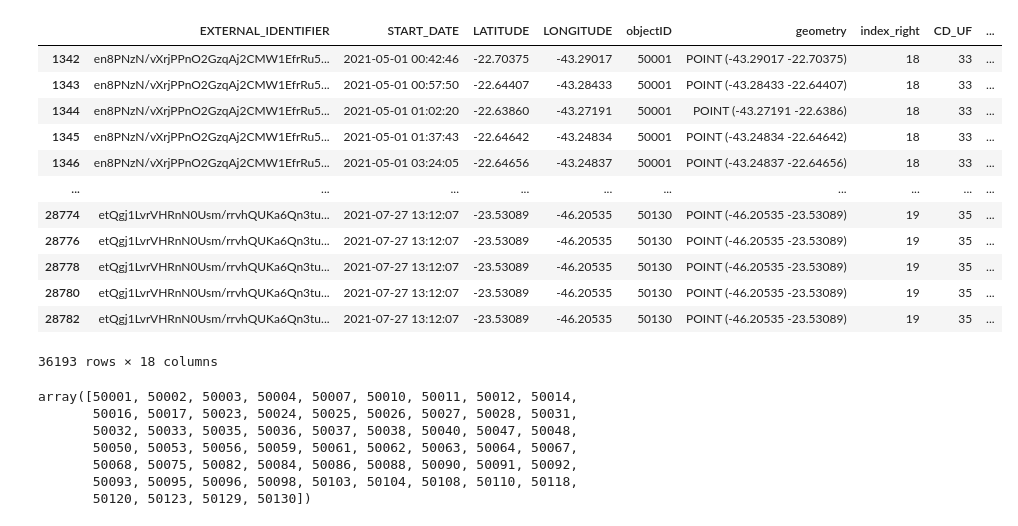
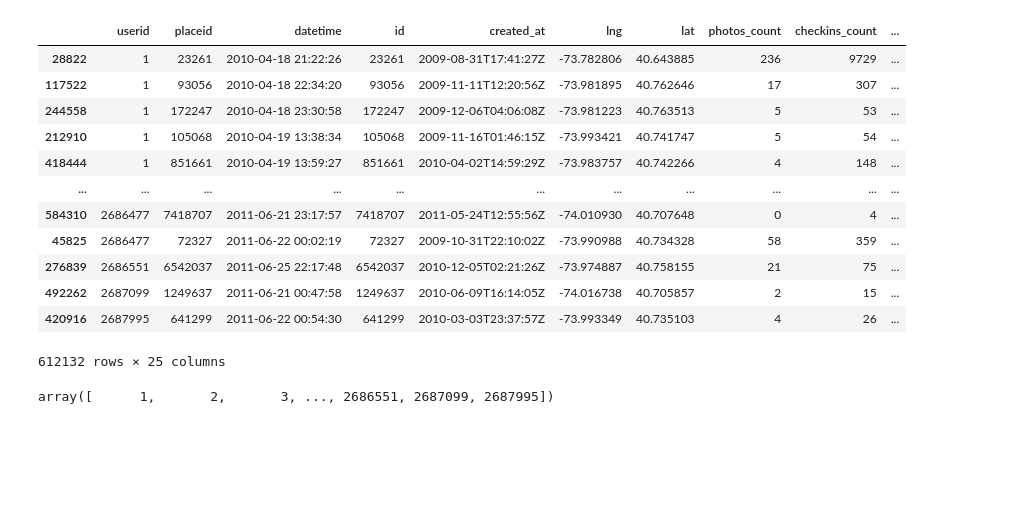
Before and after one commit to gegen07/LP-BERT, a Jupyter notebook: notebooks/preprocess.ipynb, the cells around one changed output. Saved outputs shown, nothing was run; the diff lists cells and outputs as text; code cells hidden in the pictures; blank space fills up the shorter version.

```diff
--- a/notebooks/preprocess.ipynb
+++ b/notebooks/preprocess.ipynb
@@ -5,7 +5,8 @@ import geopandas
 import shapely
 from matplotlib import pyplot as plt
 # %%
-df = pd.read_csv("/media/gegen07/Expansion/data/mestrado/next-cell-prediction/pontos_usuarios_sudeste_9000.csv")
+# df = pd.read_csv("/media/gegen07/Expansion/data/mestrado/next-cell-prediction/pontos_usuarios_sudeste_9000.csv")
+df = pd.read_csv("/media/gegen07/Expansion/data/mestrado/gowalla/checkins_separated_categories/checkins_New York.csv")
 # %%
 df
 # %% [output]
@@ -25,5 +26,5 @@ df
 # %%
-df["datetime"] = pd.to_datetime(df["START_DATE"], format="%Y-%m-%d %H:%M:%S")
+df["datetime"] = pd.to_datetime(df["datetime"], format="%Y-%m-%dT%H:%M:%SZ")
 # %%
 df["hour"] = df["datetime"].dt.hour
 df["minute"] = df["datetime"].dt.minute
@@ -32,22 +33,22 @@ df["timeslot"] = df.apply(lambda x: max(x["hour"]*2-1, 0) if x["minute"] < 30 el
 df["day"] = df["datetime"].dt.day_of_year
 df["year"] = df["datetime"].dt.year
 # %%
-df = df[df["year"] == 2021]
+# df = df[df["year"] == 2021]
 # %%
-df = df.sort_values(by=["objectID", "datetime"], ascending=True)
+df = df.sort_values(by=["userid", "datetime"], ascending=True)
 df
 # %% [output]
-|  | EXTERNAL_IDENTIFIER | START_DATE | LATITUDE | LONGITUDE | objectID | geometry | index_right | CD_UF | ... |
-| 1342 | en8PNzN/vXrjPPnO2GzqAj2CMW1EfrRu5... | 2021-05-01 00:42:46 | -22.70375 | -43.29017 | 50001 | POINT (-43.29017 -22.70375) | 18 | 33 | ... |
-| 1343 | en8PNzN/vXrjPPnO2GzqAj2CMW1EfrRu5... | 2021-05-01 00:57:50 | -22.64407 | -43.28433 | 50001 | POINT (-43.28433 -22.64407) | 18 | 33 | ... |
-| 1344 | en8PNzN/vXrjPPnO2GzqAj2CMW1EfrRu5... | 2021-05-01 01:02:20 | -22.63860 | -43.27191 | 50001 | POINT (-43.27191 -22.6386) | 18 | 33 | ... |
-| 1345 | en8PNzN/vXrjPPnO2GzqAj2CMW1EfrRu5... | 2021-05-01 01:37:43 | -22.64642 | -43.24834 | 50001 | POINT (-43.24834 -22.64642) | 18 | 33 | ... |
-| 1346 | en8PNzN/vXrjPPnO2GzqAj2CMW1EfrRu5... | 2021-05-01 03:24:05 | -22.64656 | -43.24837 | 50001 | POINT (-43.24837 -22.64656) | 18 | 33 | ... |
-| ... | ... | ... | ... | ... | ... | ... | ... | ... | ... |
-| 28774 | etQgj1LvrVHRnN0Usm/rrvhQUKa6Qn3tu... | 2021-07-27 13:12:07 | -23.53089 | -46.20535 | 50130 | POINT (-46.20535 -23.53089) | 19 | 35 | ... |
-| 28776 | etQgj1LvrVHRnN0Usm/rrvhQUKa6Qn3tu... | 2021-07-27 13:12:07 | -23.53089 | -46.20535 | 50130 | POINT (-46.20535 -23.53089) | 19 | 35 | ... |
-| 28778 | etQgj1LvrVHRnN0Usm/rrvhQUKa6Qn3tu... | 2021-07-27 13:12:07 | -23.53089 | -46.20535 | 50130 | POINT (-46.20535 -23.53089) | 19 | 35 | ... |
-| 28780 | etQgj1LvrVHRnN0Usm/rrvhQUKa6Qn3tu... | 2021-07-27 13:12:07 | -23.53089 | -46.20535 | 50130 | POINT (-46.20535 -23.53089) | 19 | 35 | ... |
-| 28782 | etQgj1LvrVHRnN0Usm/rrvhQUKa6Qn3tu... | 2021-07-27 13:12:07 | -23.53089 | -46.20535 | 50130 | POINT (-46.20535 -23.53089) | 19 | 35 | ... |
+|  | userid | placeid | datetime | id | created_at | lng | lat | photos_count | checkins_count | ... |
+| 28822 | 1 | 23261 | 2010-04-18 21:22:26 | 23261 | 2009-08-31T17:41:27Z | -73.782806 | 40.643885 | 236 | 9729 | ... |
+| 117522 | 1 | 93056 | 2010-04-18 22:34:20 | 93056 | 2009-11-11T12:20:56Z | -73.981895 | 40.762646 | 17 | 307 | ... |
+| 244558 | 1 | 172247 | 2010-04-18 23:30:58 | 172247 | 2009-12-06T04:06:08Z | -73.981223 | 40.763513 | 5 | 53 | ... |
+| 212910 | 1 | 105068 | 2010-04-19 13:38:34 | 105068 | 2009-11-16T01:46:15Z | -73.993421 | 40.741747 | 5 | 54 | ... |
+| 418444 | 1 | 851661 | 2010-04-19 13:59:27 | 851661 | 2010-04-02T14:59:29Z | -73.983757 | 40.742266 | 4 | 148 | ... |
+| ... | ... | ... | ... | ... | ... | ... | ... | ... | ... | ... |
+| 584310 | 2686477 | 7418707 | 2011-06-21 23:17:57 | 7418707 | 2011-05-24T12:55:56Z | -74.010930 | 40.707648 | 0 | 4 | ... |
+| 45825 | 2686477 | 72327 | 2011-06-22 00:02:19 | 72327 | 2009-10-31T22:10:02Z | -73.990988 | 40.734328 | 58 | 359 | ... |
+| 276839 | 2686551 | 6542037 | 2011-06-25 22:17:48 | 6542037 | 2010-12-05T02:21:26Z | -73.974887 | 40.758155 | 21 | 75 | ... |
+| 492262 | 2687099 | 1249637 | 2011-06-21 00:47:58 | 1249637 | 2010-06-09T16:14:05Z | -74.016738 | 40.705857 | 2 | 15 | ... |
+| 420916 | 2687995 | 641299 | 2011-06-22 00:54:30 | 641299 | 2010-03-03T23:37:57Z | -73.993349 | 40.735103 | 4 | 26 | ... |
-36193 rows × 18 columns
+612132 rows × 25 columns
 # %%
@@ -57,10 +58,4 @@ df["rank"] = df.groupby("objectID")["day"].rank(method="dense", ascending=True)
 # %%
-df["objectID"].unique()
+df["userid"].unique()
 # %% [output]
-array([50001, 50002, 50003, 50004, 50007, 50010, 50011, 50012, 50014,
-       50016, 50017, 50023, 50024, 50025, 50026, 50027, 50028, 50031,
-       50032, 50033, 50035, 50036, 50037, 50038, 50040, 50047, 50048,
-       50050, 50053, 50056, 50059, 50061, 50062, 50063, 50064, 50067,
-       50068, 50075, 50082, 50084, 50086, 50088, 50090, 50091, 50092,
-       50093, 50095, 50096, 50098, 50103, 50104, 50108, 50110, 50118,
-       50120, 50123, 50129, 50130])
+array([      1,       2,       3, ..., 2686551, 2687099, 2687995])
```
Also changed, not shown: parts of 25 cells of this notebook, 20 other files.
